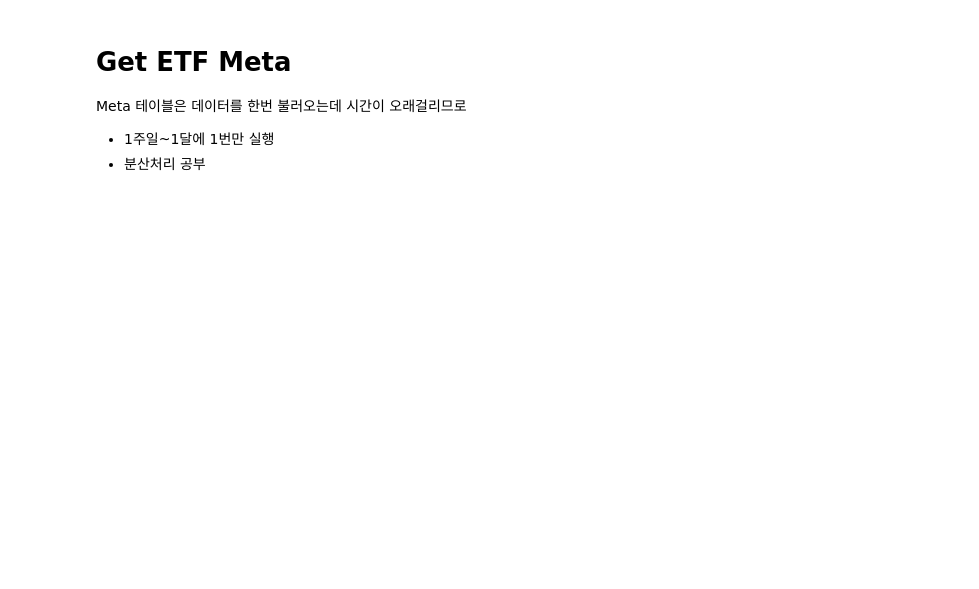
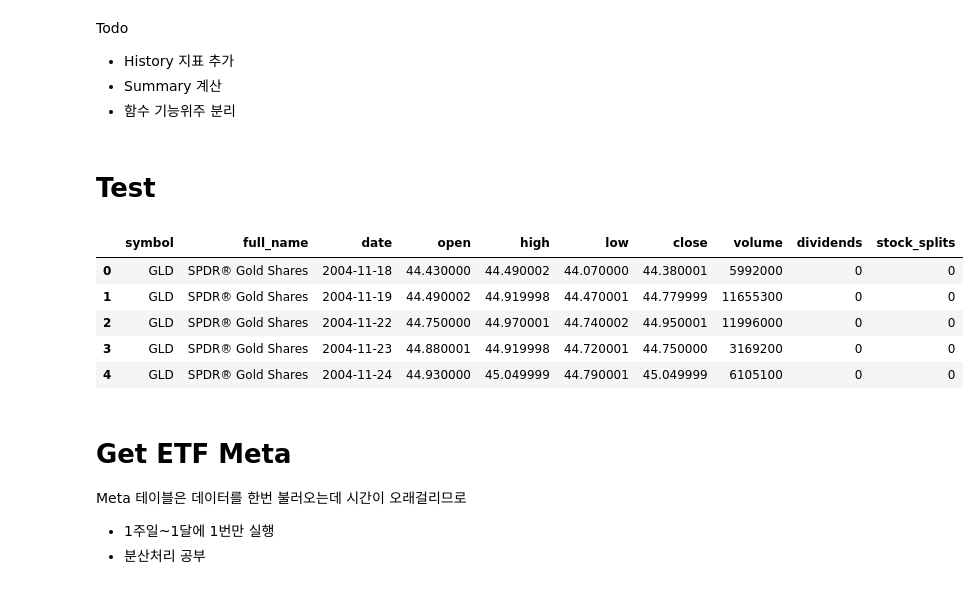
Before and after one commit to vifootball/stock-database-builder, a Jupyter notebook: get_data.ipynb, the cells around one changed output. Saved outputs shown, nothing was run; the diff lists cells and outputs as text; code cells hidden in the pictures; blank space fills up the shorter version.

```diff
--- a/get_data.ipynb
+++ b/get_data.ipynb
@@ -33,3 +32,10 @@ etf_profile = pd.read_csv(os.path.join(DIRNAME_DOWNLOAD, FNAME_ETF_PROFILE))
 # %%
 # 오늘의 ETF
 investpy.etfs.get_etfs_overview(country='united states')
+# %% [markdown]
+Todo
+- History 지표 추가
+- Summary 계산
+- 함수 기능위주 분리
+# %% [markdown]
+# Test
@@ -35,0 +60,10 @@ investpy.etfs.get_etfs_overview(country='united states')
+# %%
+df = pd.read_csv(os.path.join('download', 'history_etf', 'GLD_history.csv'))
+df.head()
+# %% [output]
+|  | symbol | full_name | date | open | high | low | close | volume | dividends | stock_splits |
+| 0 | GLD | SPDR® Gold Shares | 2004-11-18 | 44.430000 | 44.490002 | 44.070000 | 44.380001 | 5992000 | 0 | 0 |
+| 1 | GLD | SPDR® Gold Shares | 2004-11-19 | 44.490002 | 44.919998 | 44.470001 | 44.779999 | 11655300 | 0 | 0 |
+| 2 | GLD | SPDR® Gold Shares | 2004-11-22 | 44.750000 | 44.970001 | 44.740002 | 44.950001 | 11996000 | 0 | 0 |
+| 3 | GLD | SPDR® Gold Shares | 2004-11-23 | 44.880001 | 44.919998 | 44.720001 | 44.750000 | 3169200 | 0 | 0 |
+| 4 | GLD | SPDR® Gold Shares | 2004-11-24 | 44.930000 | 45.049999 | 44.790001 | 45.049999 | 6105100 | 0 | 0 |
```
Also changed, not shown: parts of 24 cells of this notebook, 2 other files.
